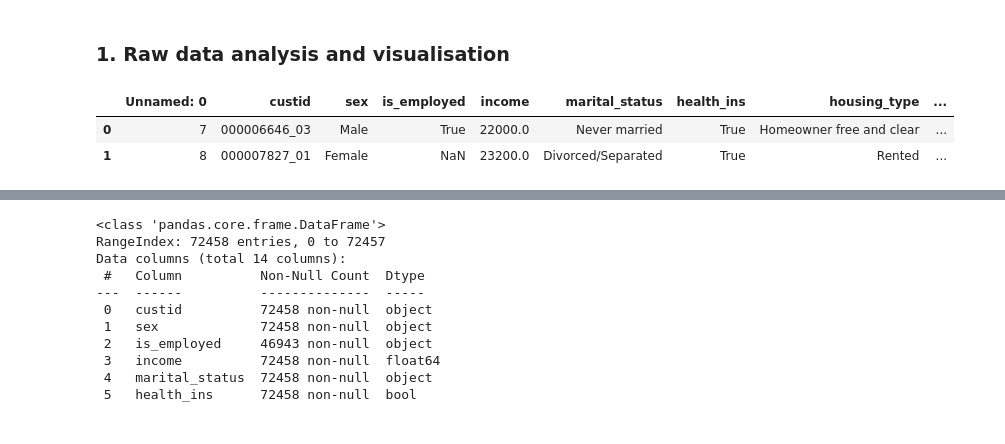
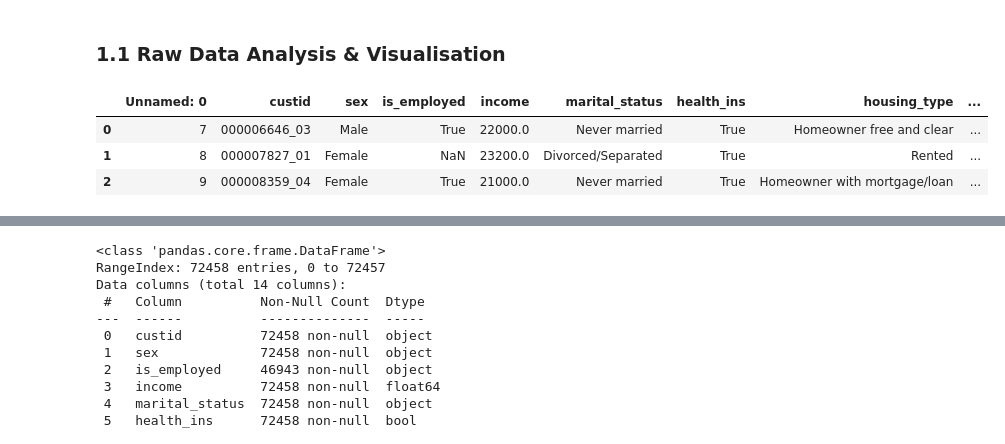
Before and after one commit to mivhvl/Predicting-Health-Ins., a Jupyter notebook: IDC.ipynb, the cells around one changed output, grey strips where cells are left out. Drawn from its saved outputs; the diff is of its cells as text; code cells hidden in the pictures.

```diff
--- a/IDC.ipynb
+++ b/IDC.ipynb
@@ -6,12 +97,13 @@ import seaborn as sns
-# %% [markdown]
-### 1. Raw data analysis and visualisation
+# %% [markdown]
+### 1.1 Raw Data Analysis & Visualisation
 # %%
 # Read csv file
-df = pd.read_csv('dataset/customer.csv')
-df.head(2)
+df = pd.read_csv('customer.csv')
+df.head(3)
 # %% [output]
 |  | Unnamed: 0 | custid | sex | is_employed | income | marital_status | health_ins | housing_type | ... |
 | 0 | 7 | 000006646_03 | Male | True | 22000.0 | Never married | True | Homeowner free and clear | ... |
 | 1 | 8 | 000007827_01 | Female | NaN | 23200.0 | Divorced/Separated | True | Rented | ... |
+| 2 | 9 | 000008359_04 | Female | True | 21000.0 | Never married | True | Homeowner with mortgage/loan | ... |
 # %%
 # Drop Unnamed: 0 column, reason - wrong indexing
```
Also changed, not shown: parts of 142 cells of this notebook, 2 other files.
